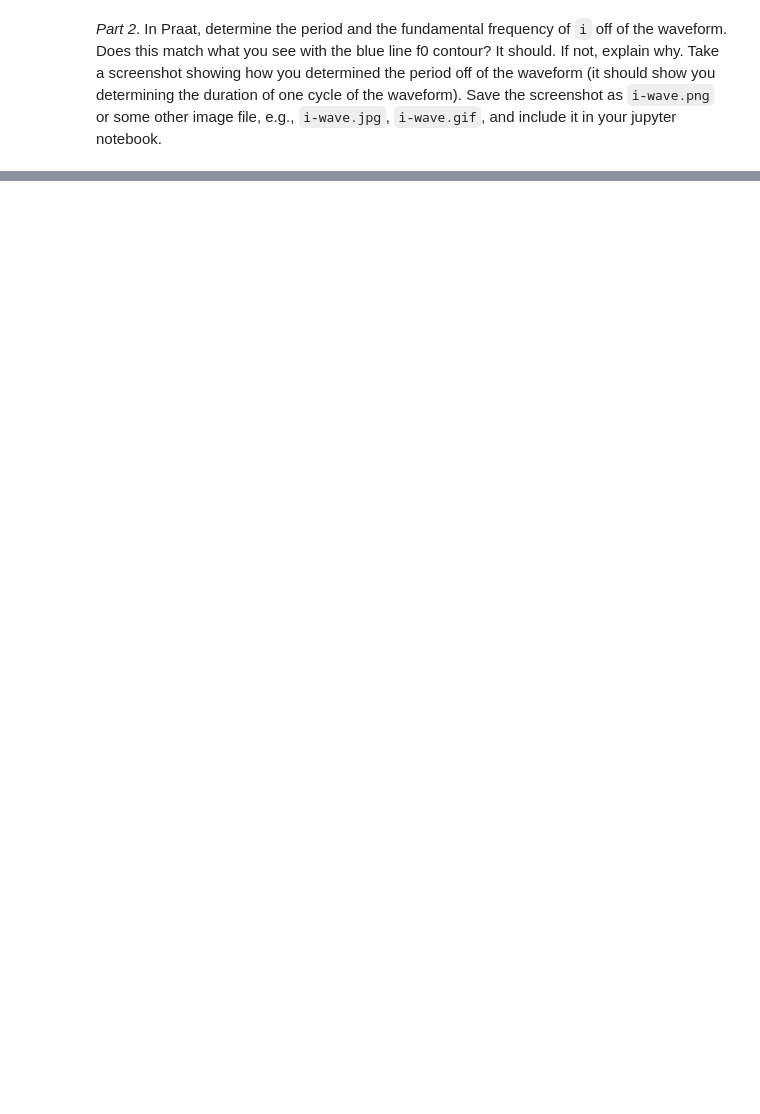
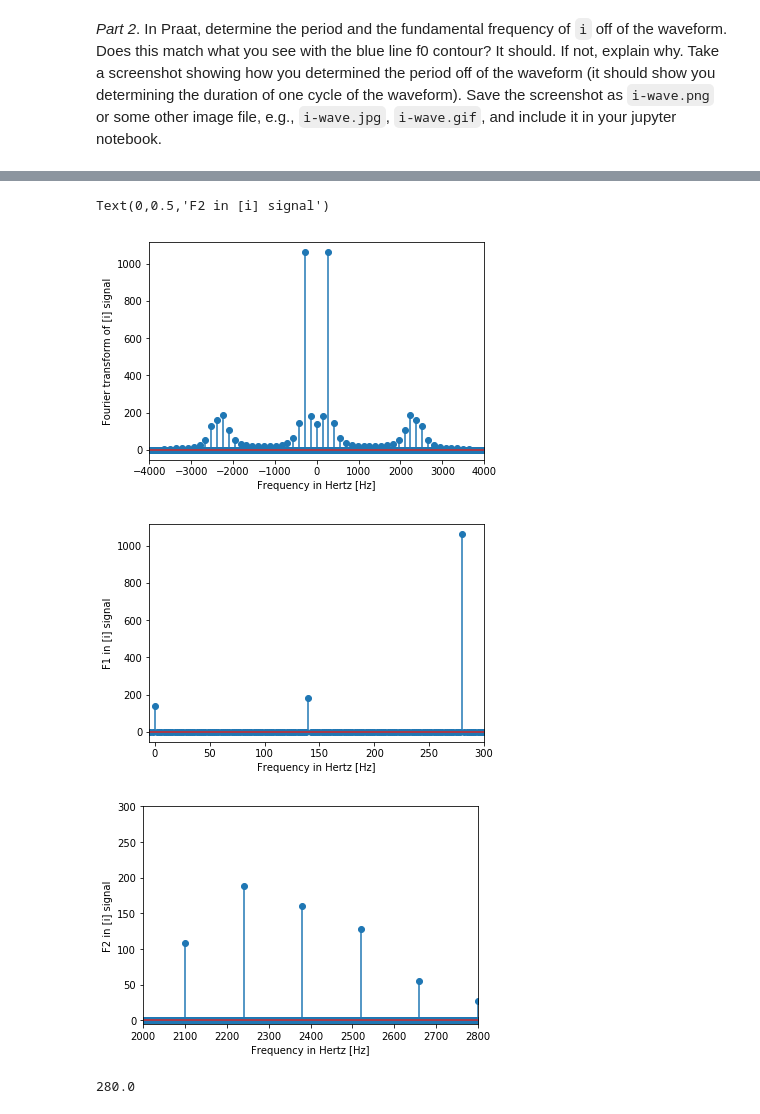
Before and after one commit to ling592b/592B_PS4-krismyu, a Jupyter notebook: 592B Spring 2018 Problem Set 4.ipynb, the cells around one changed output, grey strips where cells are left out. Drawn from its saved outputs; the diff is of its cells as text; code cells hidden in the pictures; blank space fills up the shorter version.

```diff
--- a/592B Spring 2018 Problem Set 4.ipynb
+++ b/592B Spring 2018 Problem Set 4.ipynb
@@ -259,0 +355,43 @@ The envelope of the spectrum is shown below, giving estimates of F1 = 280 Hz and
+# %%
+fft_i = fftpack.fft(i_praat_8000[ind_start:ind_stop])
+freqs = fftpack.fftfreq(len(t[ind_start:ind_stop])) * fs_i
+
+# Full spectrum up to Nyquist frequency
+
+fig_i, ax_i = plt.subplots()
+ax_i.stem(freqs, np.abs(fft_i))
+ax_i.set_xlabel('Frequency in Hertz [Hz]')
+ax_i.set_ylabel('Magnitude')
+ax_i.set_xlim(-fs_i/2, fs_i/2)
+ax_i.set_ylabel('Fourier transform of [i] signal')
+
+# Zoom in on F1
+fig_i2, ax_i2 = plt.subplots()
+ax_i2.stem(freqs, np.abs(fft_i))
+ax_i2.set_xlabel('Frequency in Hertz [Hz]')
+ax_i2.set_ylabel('Magnitude')
+#ax_i2.set_xlim(-fs_i/2, fs_i/2)
+ax_i2.set_xlim(-5, 300)
+ax_i2.set_ylabel('F1 in [i] signal')
+
+# Zoom in on F2
+fig_i3, ax_i3 = plt.subplots()
+ax_i3.stem(freqs, np.abs(fft_i))
+ax_i3.set_xlabel('Frequency in Hertz [Hz]')
+ax_i3.set_ylabel('Magnitude')
+#ax_i2.set_xlim(-fs_i/2, fs_i/2)
+ax_i3.set_xlim(2000, 2800)
+ax_i3.set_ylim(-5, 300)
+ax_i3.set_ylabel('F2 in [i] signal')
+# %% [output]
+Text(0,0.5,'F2 in [i] signal')
+[figure, added]
+[figure, added]
+[figure, added]
+# %%
+# Find the frequency at which amplitude is maximized,
+# i.e., find estimate for F1
+
+freqs[np.argmax(np.abs(fft_i))]
+# %% [output]
+280.0
```
Also changed, not shown: parts of 33 cells of this notebook, 1 other file.
